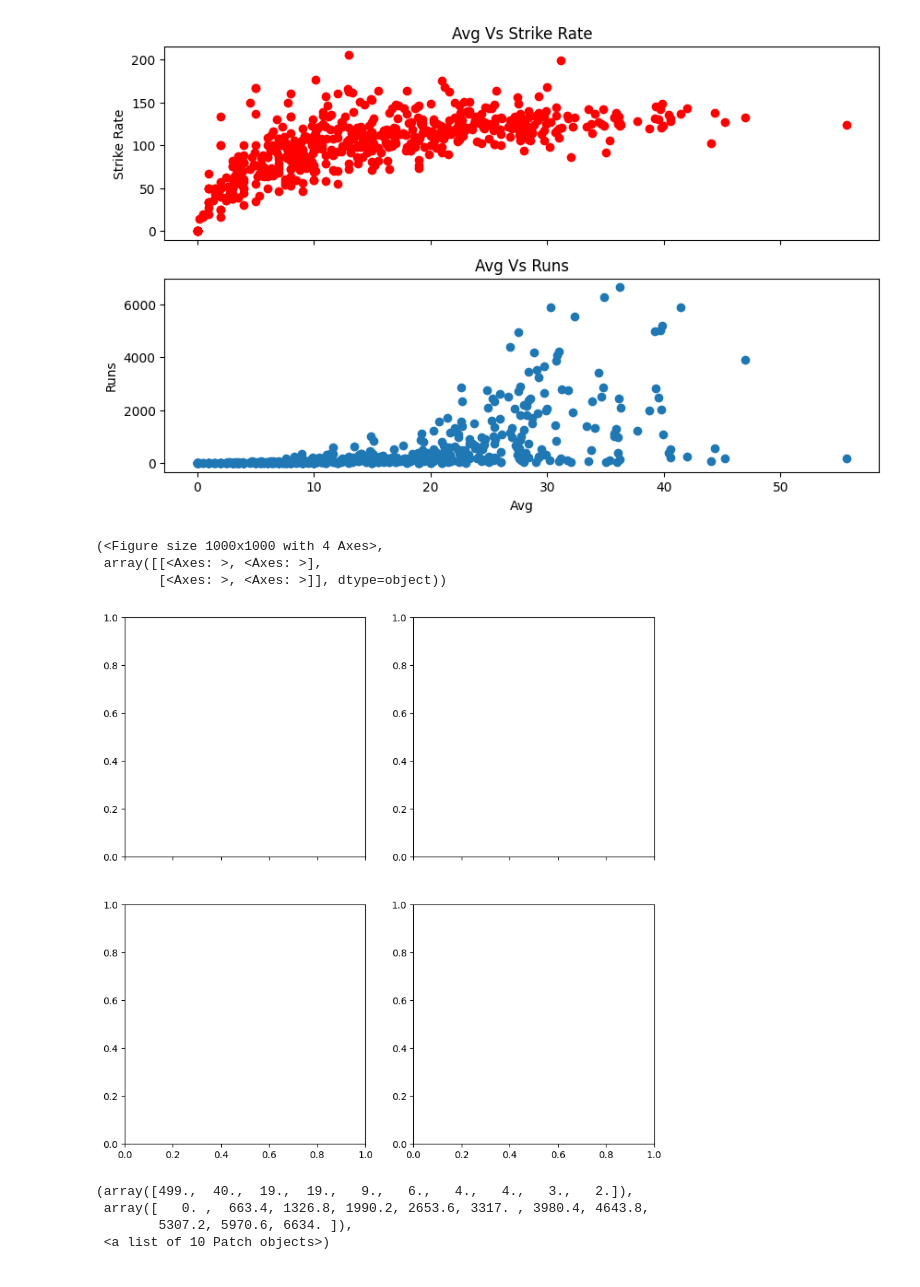
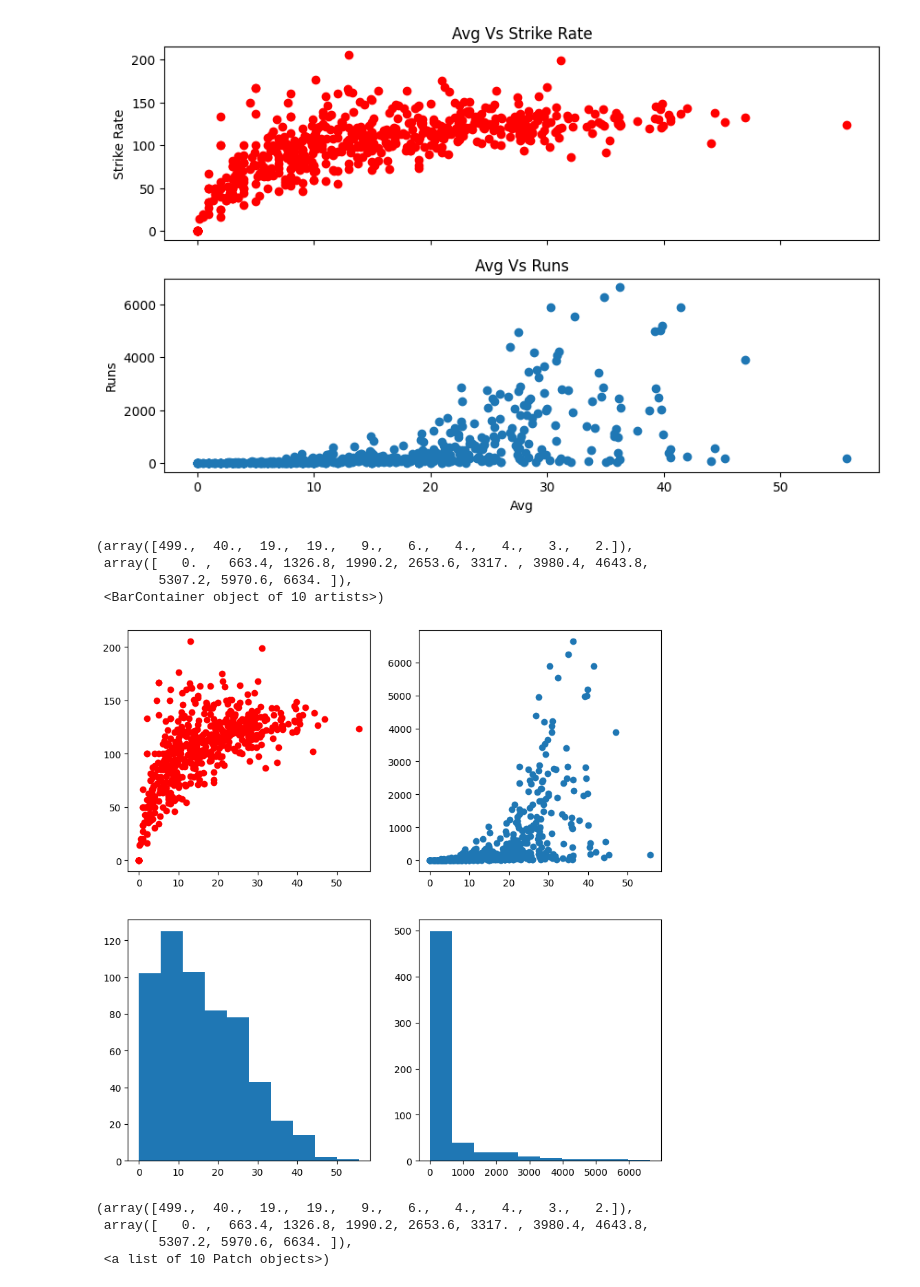
Before and after one commit to nadim-altaf/data-science-mentorship-campusx, a Jupyter notebook: Matplotlib/session_24_advanced_matplotlib.ipynb, the cells around one changed output. Drawn from its saved outputs; the diff is of its cells as text; code cells hidden in the pictures.

```diff
--- a/Matplotlib/session_24_advanced_matplotlib.ipynb
+++ b/Matplotlib/session_24_advanced_matplotlib.ipynb
@@ -247,24 +247,25 @@ Text(0.5, 0, 'Avg')
 # %%
 fig, ax = plt.subplots(nrows=2,ncols=2,figsize=(10,10))
 
-ax[0].scatter(batters['avg'],batters['strike_rate'])
-ax[1].scatter(batters['avg'],batters['runs'])
-ax[1].scatter(batters['avg'],batters['runs'])
-ax[1].scatter(batters['avg'],batters['runs'])
-ax[1].scatter(batters['avg'],batters['runs'])
+ax[0,0].scatter(batters['avg'],batters['strike_rate'],color='red')
+ax[0,1].scatter(batters['avg'],batters['runs'])
+ax[1,0].hist(batters['avg'])
+ax[1,1].hist(batters['runs'])
+
 
 # ax[0].set_title('Avg vs Strike rate')
 # ax[0].set_ylabel('Strike rate')
 
 
 # ax[1].set_title('Avg vs Runs')
 # ax[1].set_xlabel('Runs')
 # ax[1].set_xlabel('Avg')
 # %% [output]
-(<Figure size 1000x1000 with 4 Axes>,
- array([[<Axes: >, <Axes: >],
-        [<Axes: >, <Axes: >]], dtype=object))
+(array([499.,  40.,  19.,  19.,   9.,   6.,   4.,   4.,   3.,   2.]),
+ array([   0. ,  663.4, 1326.8, 1990.2, 2653.6, 3317. , 3980.4, 4643.8,
+        5307.2, 5970.6, 6634. ]),
+ <BarContainer object of 10 artists>)
-[figure, old version]
+[figure, new version]
 # %%
 fig, ax = plt.subplots(nrows=2,ncols=2,figsize=(10,10))
 
```
Also changed, not shown: parts of 2 cells of this notebook.
